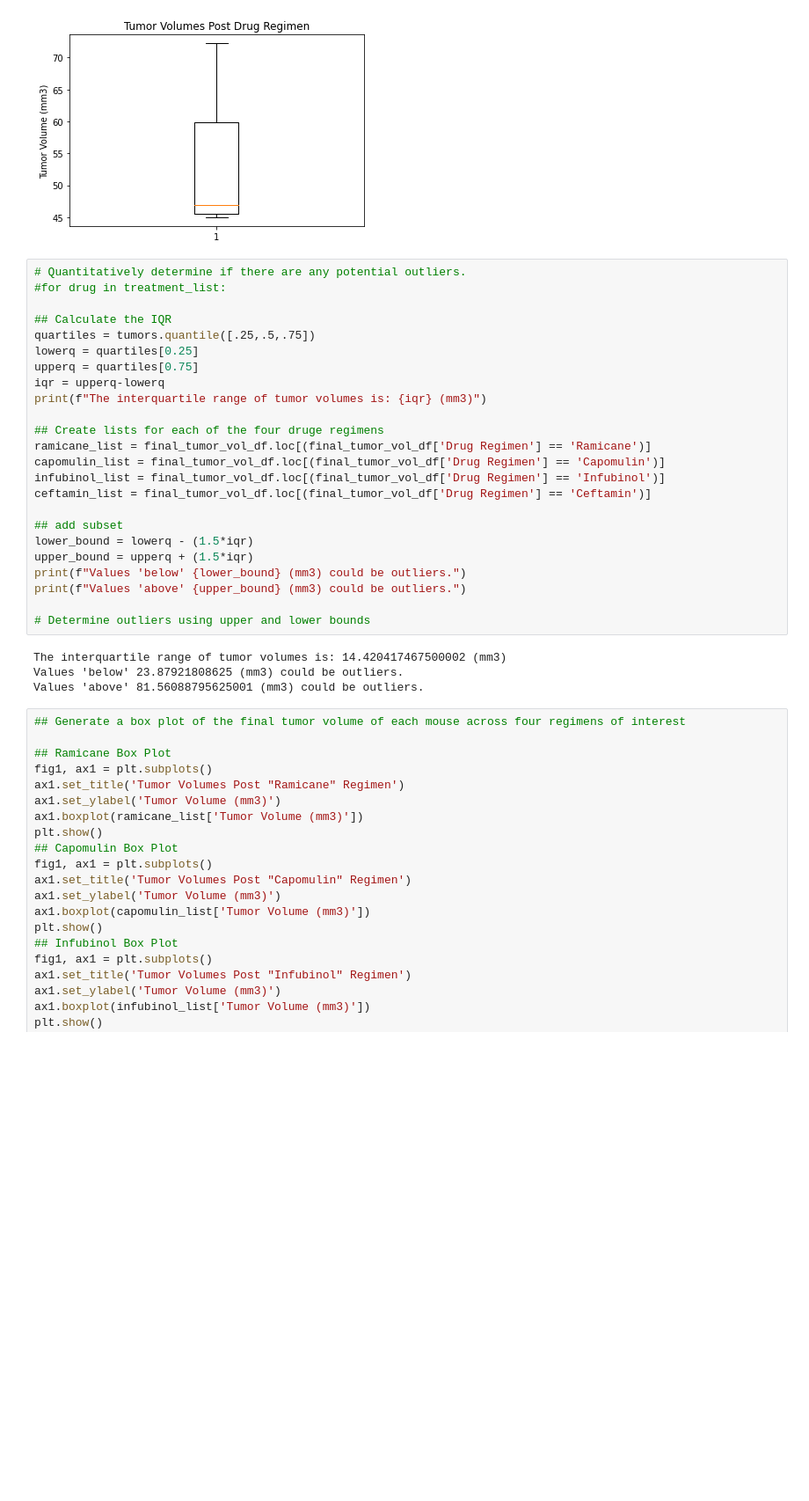
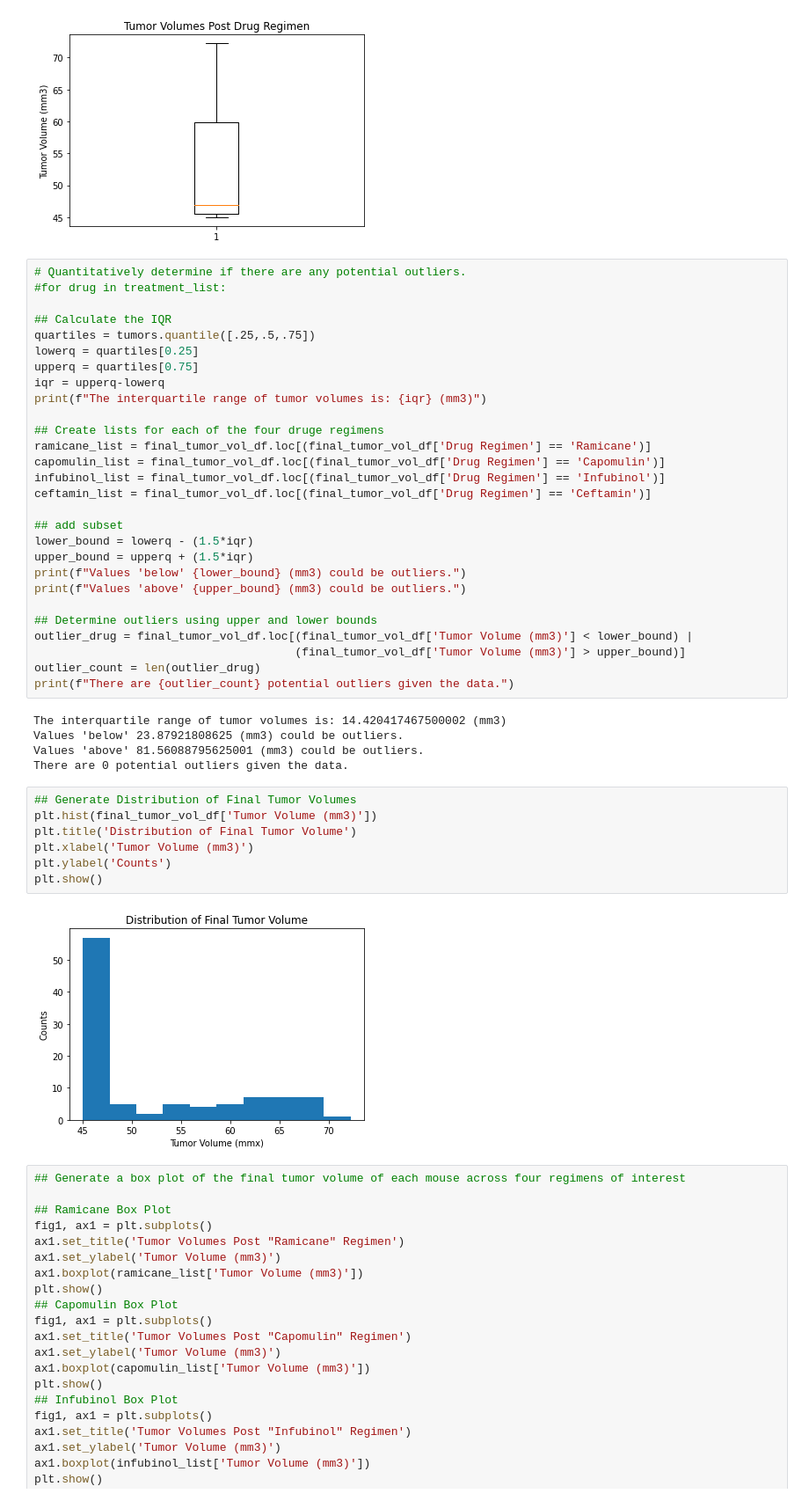
Before and after one commit to nikoelvambuena95/matplotlib-challenge, a Jupyter notebook: Pymaceuticals/Pymaceuticals_Starter.ipynb, the cells around one changed output. Shown: that part at 88% size. Cells and saved outputs as stored; diff of their text form; blank space fills up the shorter version.

Commit message:
calculated potential outliers

```diff
--- a/Pymaceuticals/Pymaceuticals_Starter.ipynb
+++ b/Pymaceuticals/Pymaceuticals_Starter.ipynb
@@ -317,11 +316,25 @@ upper_bound = upperq + (1.5*iqr)
 print(f"Values 'below' {lower_bound} (mm3) could be outliers.")
 print(f"Values 'above' {upper_bound} (mm3) could be outliers.")
 
-# Determine outliers using upper and lower bounds
+## Determine outliers using upper and lower bounds
+outlier_drug = final_tumor_vol_df.loc[(final_tumor_vol_df['Tumor Volume (mm3)'] < lower_bound) |
+                                      (final_tumor_vol_df['Tumor Volume (mm3)'] > upper_bound)]
+outlier_count = len(outlier_drug)
+print(f"There are {outlier_count} potential outliers given the data.")
 # %% [output]
 The interquartile range of tumor volumes is: 14.420417467500002 (mm3)
 Values 'below' 23.87921808625 (mm3) could be outliers.
 Values 'above' 81.56088795625001 (mm3) could be outliers.
+There are 0 potential outliers given the data.
+# %%
+## Generate Distribution of Final Tumor Volumes
+plt.hist(final_tumor_vol_df['Tumor Volume (mm3)'])
+plt.title('Distribution of Final Tumor Volume')
+plt.xlabel('Tumor Volume (mm3)')
+plt.ylabel('Counts')
+plt.show()
+# %% [output]
+[figure, added]
 # %%
 ## Generate a box plot of the final tumor volume of each mouse across four regimens of interest
 
```
Also changed, not shown: parts of 1 cell of this notebook.
